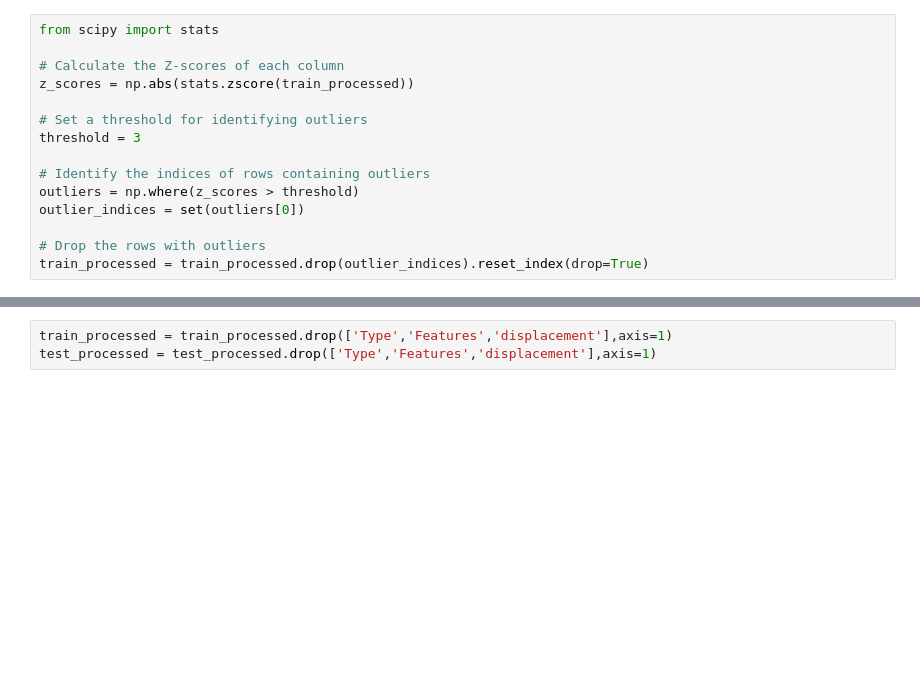
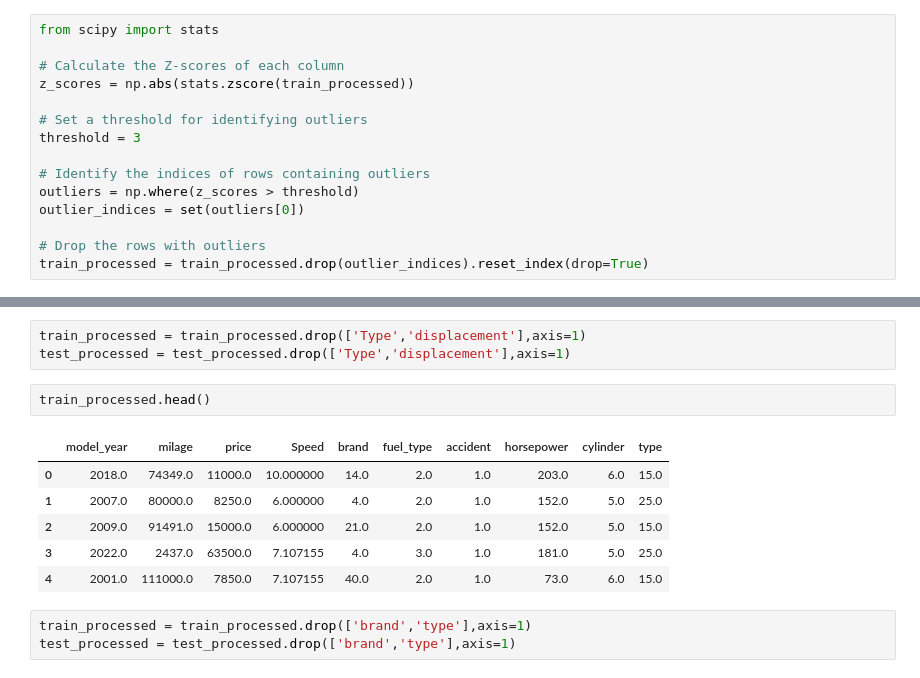
Before and after one commit to avd1729/Used-Car-Price-Prediction, a Jupyter notebook: Notebooks/ext.ipynb, the cells around one changed output, grey strips where cells are left out. Drawn from its saved outputs; the diff is of its cells as text; blank space fills up the shorter version.

```diff
--- a/Notebooks/ext.ipynb
+++ b/Notebooks/ext.ipynb
@@ -402,3 +416,15 @@ Notes:
 # %%
-train_processed = train_processed.drop(['Type','Features','displacement'],axis=1)
-test_processed = test_processed.drop(['Type','Features','displacement'],axis=1)
+train_processed = train_processed.drop(['Type','displacement'],axis=1)
+test_processed = test_processed.drop(['Type','displacement'],axis=1)
+# %%
+train_processed.head()
+# %% [output]
+|  | model_year | milage | price | Speed | brand | fuel_type | accident | horsepower | cylinder | type |
+| 0 | 2018.0 | 74349.0 | 11000.0 | 10.000000 | 14.0 | 2.0 | 1.0 | 203.0 | 6.0 | 15.0 |
+| 1 | 2007.0 | 80000.0 | 8250.0 | 6.000000 | 4.0 | 2.0 | 1.0 | 152.0 | 5.0 | 25.0 |
+| 2 | 2009.0 | 91491.0 | 15000.0 | 6.000000 | 21.0 | 2.0 | 1.0 | 152.0 | 5.0 | 15.0 |
+| 3 | 2022.0 | 2437.0 | 63500.0 | 7.107155 | 4.0 | 3.0 | 1.0 | 181.0 | 5.0 | 25.0 |
+| 4 | 2001.0 | 111000.0 | 7850.0 | 7.107155 | 40.0 | 2.0 | 1.0 | 73.0 | 6.0 | 15.0 |
+# %%
+train_processed = train_processed.drop(['brand','type'],axis=1)
+test_processed = test_processed.drop(['brand','type'],axis=1)
```
Also changed, not shown: parts of 17 cells of this notebook, 1 other file.
